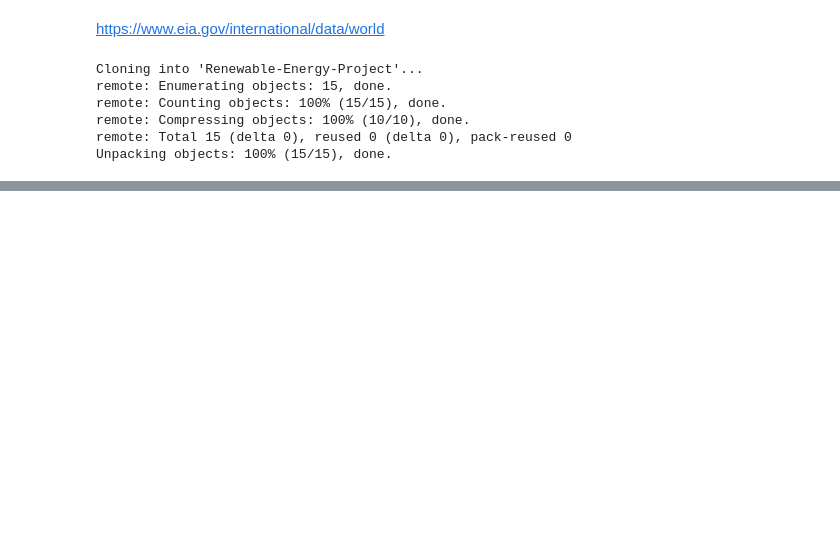
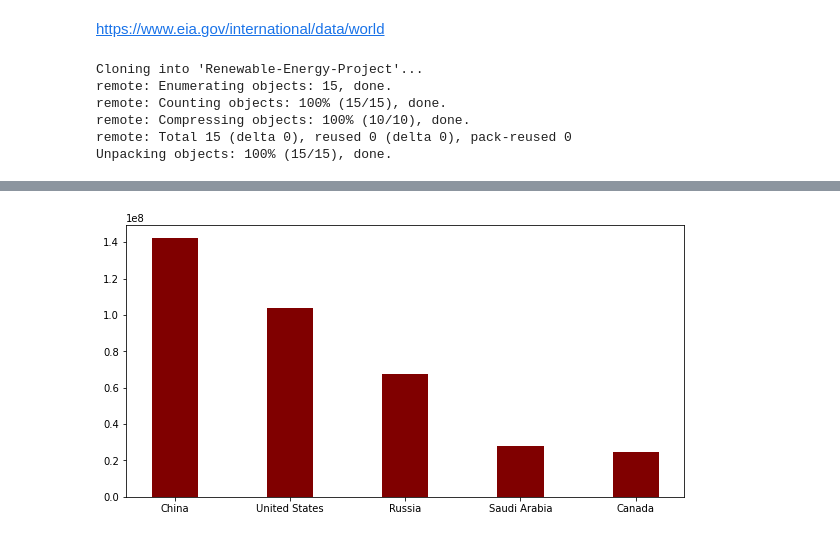
Before and after one commit to amiryarahmadi/Renewable-Energy-Project, a Jupyter notebook: SSP_Data_Cleaning.ipynb, the cells around one changed output, grey strips where cells are left out. Saved outputs shown, nothing was run; the diff lists cells and outputs as text; code cells hidden in the pictures; blank space fills up the shorter version.

```diff
--- a/SSP_Data_Cleaning.ipynb
+++ b/SSP_Data_Cleaning.ipynb
@@ -74,0 +79,10 @@ plt.plot(np.array(df.columns),x_prime)
+# %%
+df_Prod_asc = df_Prod.sort_values(by=['2021'],ascending=False)
+df_Prod_asc_index = df_Prod_asc.index.tolist()
+# %%
+fig = plt.figure(figsize = (10, 5))
+plt.bar(df_Prod_asc_index[1:6], df_Prod_asc['2021'][1:6], color ='maroon', width = 0.4)
+plt.savefig('energy_consume.png')
+ #plt.savefig('energy_consume.jpg')
+# %% [output]
+[figure, added]
```
Also changed, not shown: parts of 12 cells of this notebook.
